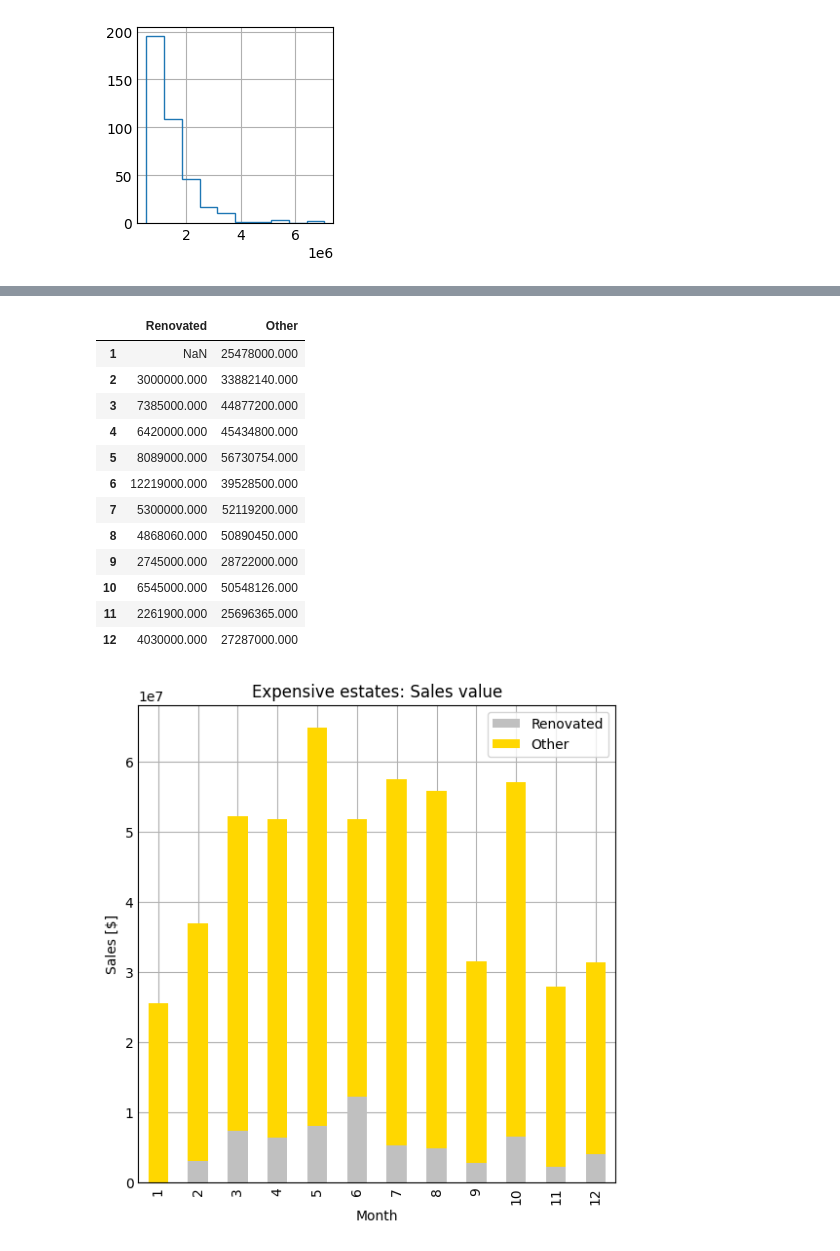
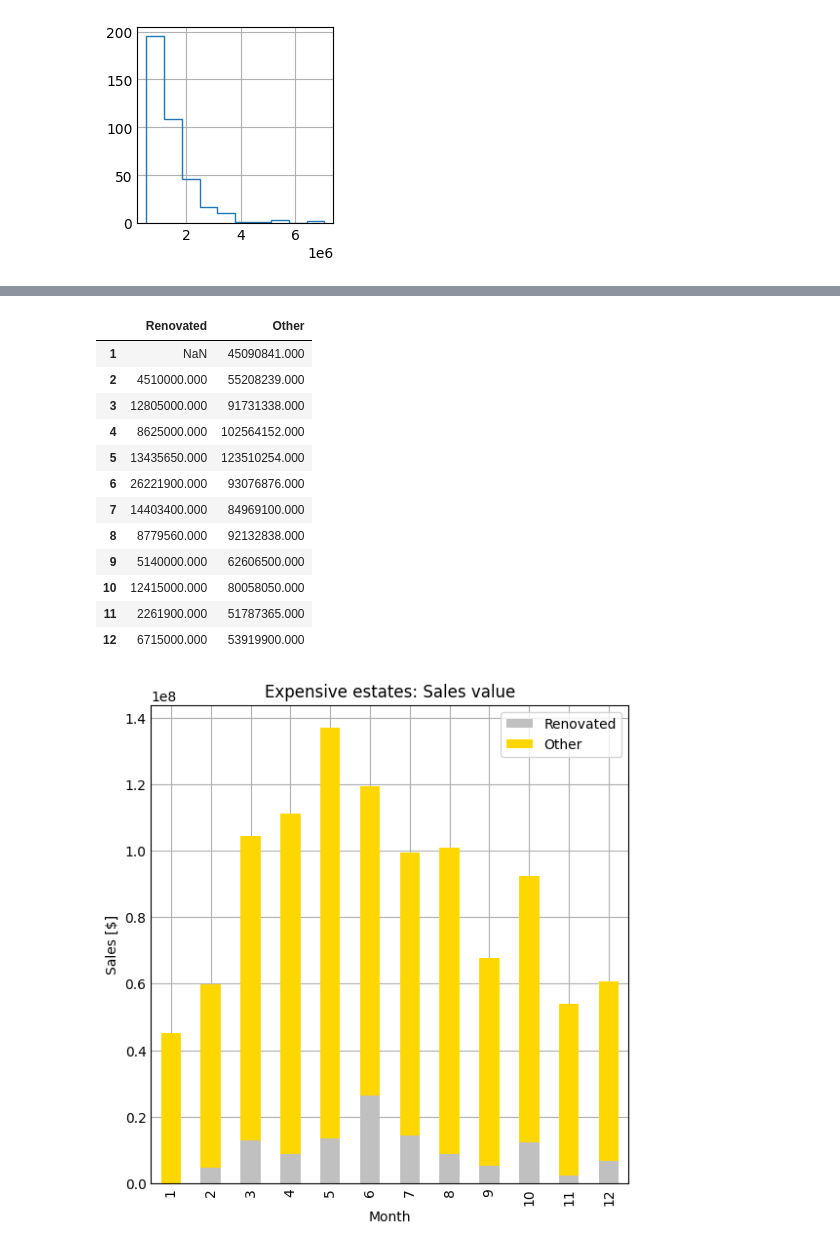
Before and after one commit to torstenschenk/buy_sale, a Jupyter notebook: EDA.ipynb, the cells around one changed output, grey strips where cells are left out. Drawn from its saved outputs; the diff is of its cells as text; code cells hidden in the pictures.

```diff
--- a/EDA.ipynb
+++ b/EDA.ipynb
@@ -584,42 +586,42 @@ df_center.describe()
 # %%
 # extract value of renovated and unrenovated sales per month
 price_mean = df_estates['price'].mean()
-df_center = df_estates.query('price > @price_mean and lat > 47.6 and lat < 47.68 and long < -122.18 and long > -122.25')
+df_center = df_estates.query('price > @price_mean and lat > 47.52 and lat < 47.68 and long < -122.18 and long > -122.25')
 
 renov = df_center.query('yr_renovated > 0.1')['date'].dt.month
 price = df_center.query('yr_renovated > 0.1')['price']
 df = pd.DataFrame ({'renov':renov, 'Renovated':price})
 dff_renov = df.groupby(["renov"]).Renovated.sum().reset_index()
 dff_renov = dff_renov.set_index('renov')
 
 
 unrenov = df_center.query('yr_renovated < 0.1')['date'].dt.month
 unprice = df_center.query('yr_renovated < 0.1')['price']
 df = pd.DataFrame ({'unrenov':unrenov, 'Other':unprice})
 dff_unrenov = df.groupby(["unrenov"]).Other.sum().reset_index()
 dff_unrenov = dff_unrenov.set_index('unrenov')
 
 res = pd.concat([dff_renov, dff_unrenov], axis=1)
 res_sorted = res.sort_index()
 
 ax = res_sorted.plot.bar(xlabel='Month', ylabel='Sales [$]', stacked=True, figsize=(5,5), color=['silver','gold'], title="Expensive estates: Sales value")
 
 res_sorted
 # %% [output]
 |  | Renovated | Other |
-| 1 | NaN | 25478000.000 |
-| 2 | 3000000.000 | 33882140.000 |
-| 3 | 7385000.000 | 44877200.000 |
-| 4 | 6420000.000 | 45434800.000 |
-| 5 | 8089000.000 | 56730754.000 |
-| 6 | 12219000.000 | 39528500.000 |
-| 7 | 5300000.000 | 52119200.000 |
-| 8 | 4868060.000 | 50890450.000 |
-| 9 | 2745000.000 | 28722000.000 |
-| 10 | 6545000.000 | 50548126.000 |
-| 11 | 2261900.000 | 25696365.000 |
-| 12 | 4030000.000 | 27287000.000 |
+| 1 | NaN | 45090841.000 |
+| 2 | 4510000.000 | 55208239.000 |
+| 3 | 12805000.000 | 91731338.000 |
+| 4 | 8625000.000 | 102564152.000 |
+| 5 | 13435650.000 | 123510254.000 |
+| 6 | 26221900.000 | 93076876.000 |
+| 7 | 14403400.000 | 84969100.000 |
+| 8 | 8779560.000 | 92132838.000 |
+| 9 | 5140000.000 | 62606500.000 |
+| 10 | 12415000.000 | 80058050.000 |
+| 11 | 2261900.000 | 51787365.000 |
+| 12 | 6715000.000 | 53919900.000 |
-[figure, old version]
+[figure, new version]
 # %%
 # pie chart
 print(price.sum(), unprice.sum())
```
Also changed, not shown: parts of 14 cells of this notebook.
